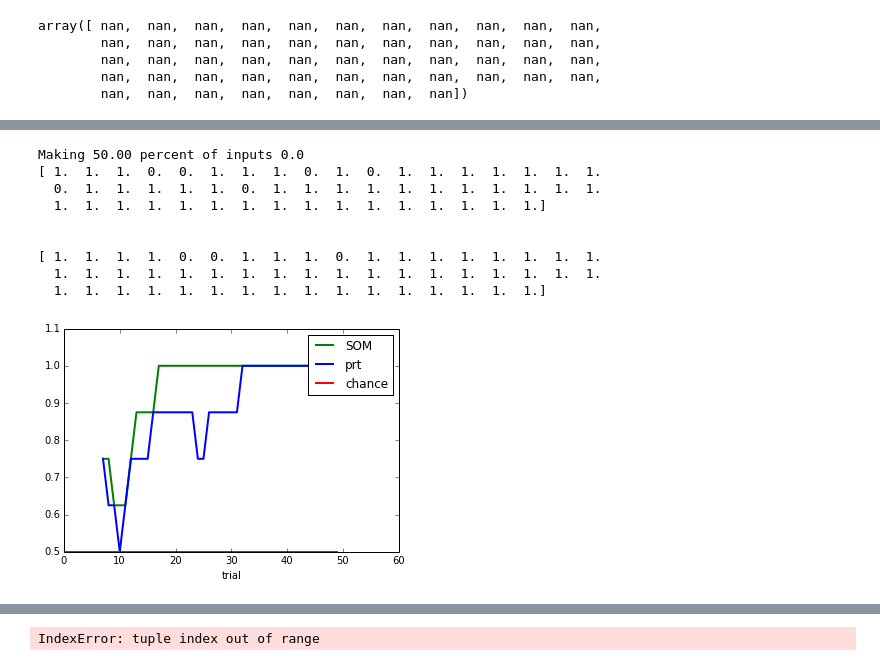
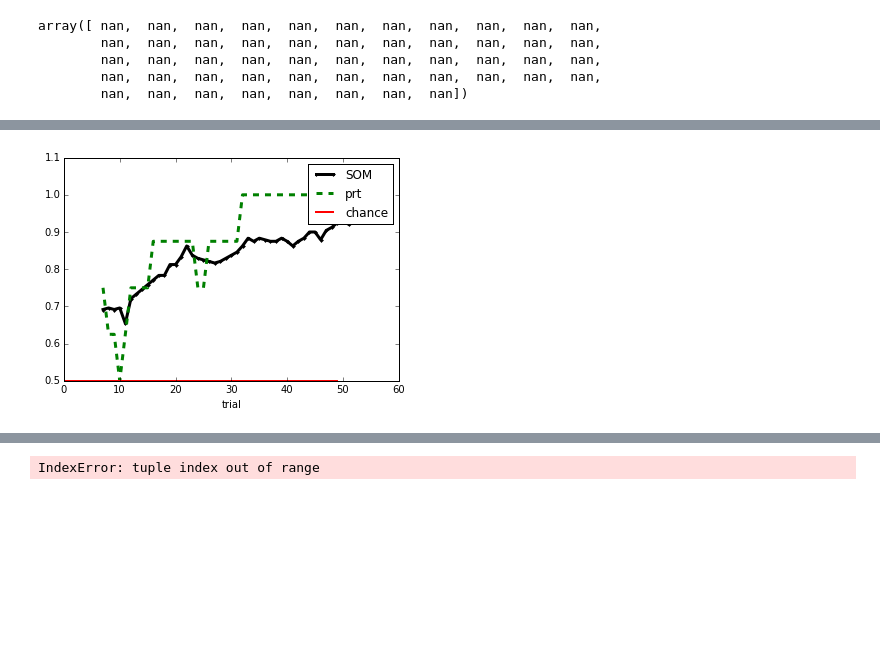
Before and after one commit to sriveravi/som, a Jupyter notebook: runSOM2.ipynb, the cells around one changed output, grey strips where cells are left out. Cells and saved outputs as stored; diff of their text form; code cells hidden in the pictures; blank space fills up the shorter version.

```diff
--- a/runSOM2.ipynb
+++ b/runSOM2.ipynb
@@ -19,8 +21,9 @@ class SOM:
         pertAmount = scale*(np.random.random_sample( self.som.weights.shape)-.5)
         self.som.weights = self.som.weights + pertAmount
 
-    def pertData( self, p=.2):
-        print( 'Making %.2f percent of inputs 0.0' %(p*100))
+    def pertData( self, p=.2, verbose=False):
+        if verbose:
+            print( 'Making %.2f percent of inputs 0.0' %(p*100))
         # randomly get proportion of indices to switch, then replace
         noiseIndex = np.random.binomial(1,p, self.data.shape)  #ones at p proportion of samples
         self.data[noiseIndex ==1 ] = 0
@@ -210,7 +213,7 @@ class SOM:
             label.append(self.idealTarget[idx])
         return zip(prot,label )
 
-    def initWeights(self, scale=.2 ):
+    def initWeights(self, scale=1 ):
         """ Initializes the weights of the SOM randomly around 0 """
         self.som.weights =scale*(np.random.random_sample( self.som.weights.shape)-.5)
 
@@ -218,8 +221,8 @@ class SOM:
     def showLearnCuves(self, window=6):
         curveSOM = slideAcc( self.somAcc, window )
         curveSubj = slideAcc( self.acc, window )
-        plot( np.arange(len(curveSOM)) ,curveSOM, 'g-', linewidth=2, label='SOM')
-        plot( np.arange(len(curveSubj)), curveSubj, 'b-', linewidth=2, label='prt')
+        plot( np.arange(len(curveSOM)) ,curveSOM, 'k.-', linewidth=3, label='SOM')
+        plot( np.arange(len(curveSubj)), curveSubj, 'g--', linewidth=3, label='prt')
         plot( np.arange(0,50), np.ones(50)*.5,'r-', linewidth=2, label='chance')
         xlabel('trial')
         legend()
@@ -336,24 +338,32 @@ Ideal exemplar projection
 # %%
 # train all example
 
-mod = SOM( files[1], learning_rate= 0.3 )
-mod.pertData(.5)  #not perfect data to train
-agreement = mod.predAll( verbose=False, skip=0, reps=1)
+
+removeProp = .7  #0.5
+lrnRt = 0.5
+N = 30
 
 
+f = files[1]
+#####  Calculate learning curve (several initializations)
+# init
+mod = SOM( f, learning_rate= lrnRt )
+accSum = np.zeros(len(mod.acc))
+for i1 in range(N):
+    # train/predict SOM several times
+    mod = SOM( f, learning_rate= lrnRt )
+    mod.pertData(removeProp)  #not perfect data to train
+    agreement = mod.predAll( verbose=False, skip=0, reps=1)
+    accSum =accSum + mod.somAcc
+mod.somAcc = accSum/N   # average accuracy
+
+
+# show curves
 mod.showLearnCuves(window=8)
 
-print mod.acc
-print '\n'
-print mod.somAcc
+
+# print mod.acc
+# print '\n'
+# print mod.somAcc
 # %% [output]
-Making 50.00 percent of inputs 0.0
-[ 1.  1.  1.  0.  0.  1.  1.  1.  0.  1.  0.  1.  1.  1.  1.  1.  1.  1.
-  0.  1.  1.  1.  1.  1.  0.  1.  1.  1.  1.  1.  1.  1.  1.  1.  1.  1.
-  1.  1.  1.  1.  1.  1.  1.  1.  1.  1.  1.  1.  1.  1.  1.  1.]
-
-
-[ 1.  1.  1.  1.  0.  0.  1.  1.  1.  0.  1.  1.  1.  1.  1.  1.  1.  1.
-  1.  1.  1.  1.  1.  1.  1.  1.  1.  1.  1.  1.  1.  1.  1.  1.  1.  1.
-  1.  1.  1.  1.  1.  1.  1.  1.  1.  1.  1.  1.  1.  1.  1.  1.]
-[figure, old version]
+[figure, new version]
```
Also changed, not shown: parts of 7 cells of this notebook.
